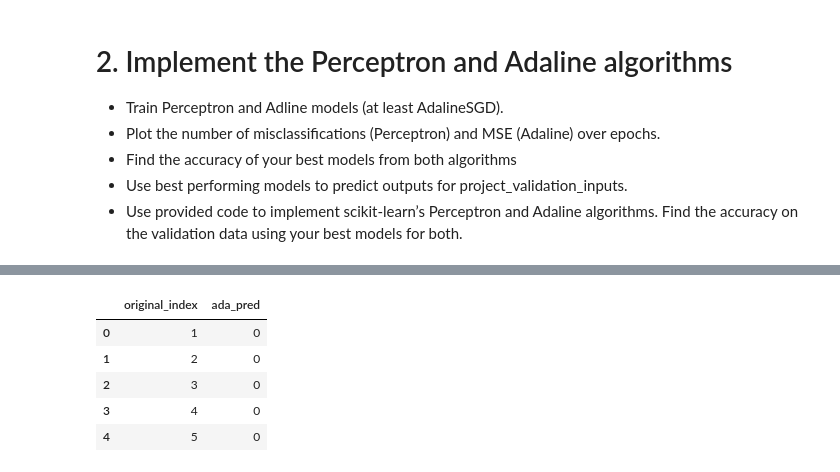
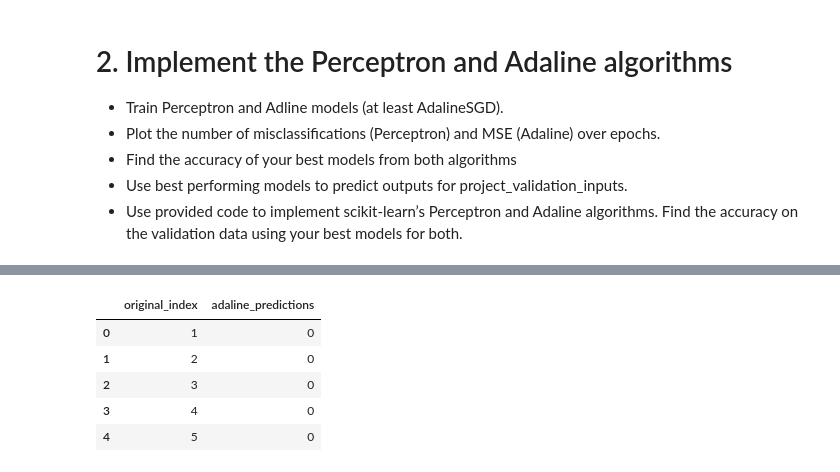
Before and after one commit to benmikeand/DASC41103_projects_team2, a Jupyter notebook: projects/project_1/code/perceptron_adaline.ipynb, the cells around one changed output, grey strips where cells are left out. Cells and saved outputs as stored; diff of their text form; code cells hidden in the pictures.

```diff
--- a/projects/project_1/code/perceptron_adaline.ipynb
+++ b/projects/project_1/code/perceptron_adaline.ipynb
@@ -63,5 +59,5 @@ dtype: float64
 # %%
-# Reading in the test data
+# Reading in the validation data
 
 file_path = '../data/project_validation_inputs.csv'
 
@@ -79,6 +75,6 @@ except Exception as e:
     print(f"An unexpected error occurred: {e}")
 
 # preprocess test data
-X_df_test = preprocess_test_data(df_test)
+X_df_test = preprocess_validation_data(df_test)
 # %% [output]
 Successfully loaded '../data/project_validation_inputs.csv'. First 5 rows:
@@ -324,0 +295,6 @@ feature_cols = ['age', 'workclass',
+# %%
+# assigning feature columns to variable for easy recall and avoid dropping 'original_index'
+# also validation dataset lacked 3 columns after encoded so excluding those as well to avoid shape mismatch issues
+
+feature_cols = [col for col in X_train.columns if col not in ['original_index', 'workclass_Never-worked', 'native-country_Holand-Netherlands', 'native-country_Outlying-US(Guam-USVI-etc)']]
+print(feature_cols)
@@ -379,21 +637,26 @@ Highest accuracy: 0.8190 with eta 0.0001 and n_iter 10
 # %%
-# Implement best verson of Adaline SGD on test dataset
+# Implement best verson of Adaline SGD on validation dataset (Sklearn version)
 
-ada_best = AdalineSGD(n_iter=10, eta=0.0001, shuffle=True, random_state=42).fit(X_train.loc[:,feature_cols].values, y_train.loc[:,'class'].values)
+# manual adaline had accuracy = 0.8430 with eta 0.0001 and n_iter 10
+# sklearn adaline had accuracy = 0.8355 with eta 1e-05 and max_iter 20
+# sklearn appeared to underperform compared to manual but still using it for predictions
+    # since we were able to verify consistent accuracy with CV
+
+ada_best = SGDClassifier(loss='perceptron', eta0=0.00001, learning_rate='constant', max_iter=20, random_state=42, tol = None).fit(X_train.loc[:,feature_cols].values, y_train.loc[:,'class'].values)
 y_pred_best_ada = ada_best.predict(X_df_test.loc[:,feature_cols].values)
 
 
 df_ada_pred = pd.DataFrame({
     'original_index': X_df_test['original_index'].values,
-    'ada_pred': y_pred_best_ada
+    'adaline_predictions': y_pred_best_ada
 })
 
 
 display(df_ada_pred.head())
 
-#df_ada_pred.to_csv('adaline_predictions.csv', index=False)
+#df_ada_pred.to_csv('Group_2_Adaline_PredictedOutputs.csv', index=False)
 # %% [output]
-|  | original_index | ada_pred |
+|  | original_index | adaline_predictions |
 | 0 | 1 | 0 |
 | 1 | 2 | 0 |
 | 2 | 3 | 0 |
```
Also changed, not shown: parts of 25 cells of this notebook, 1 other file.
